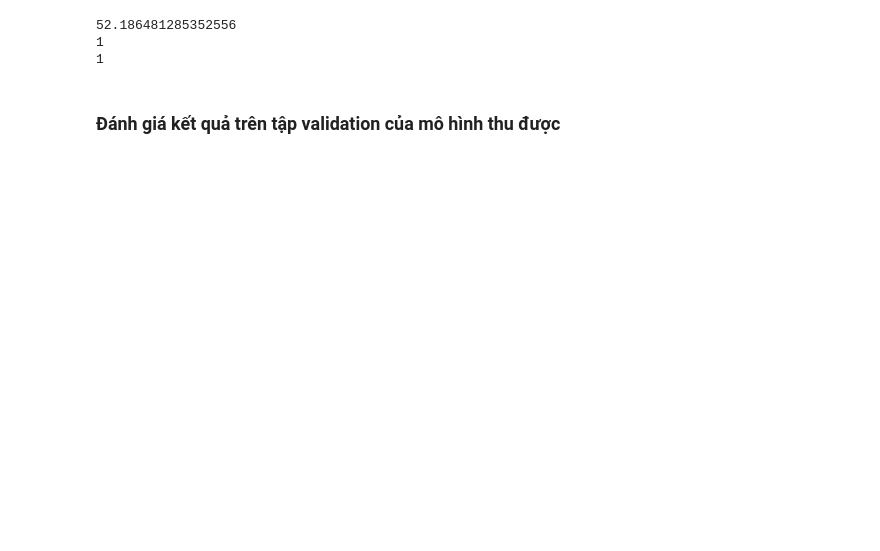
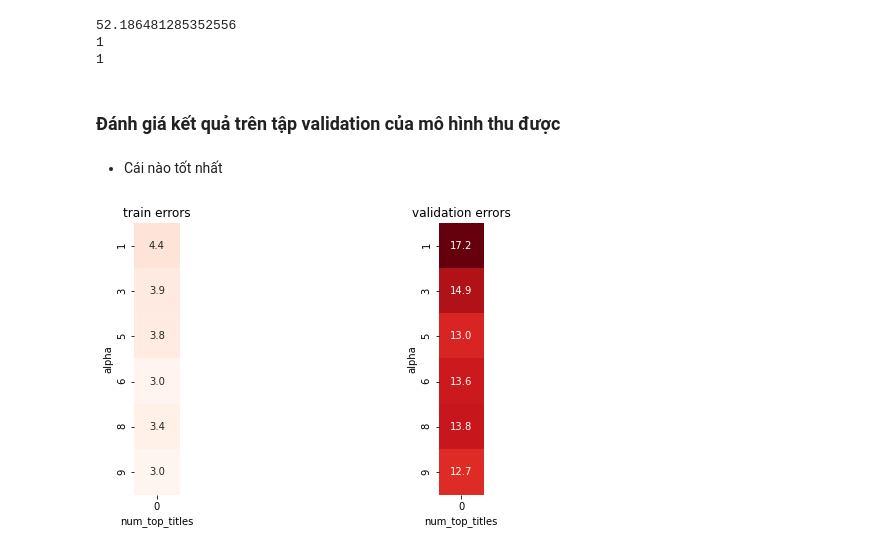
Before and after one commit to trucnguyen13/Simple_ML_project, a Jupyter notebook: MLP_TRUC.ipynb, the cells around one changed output. Saved outputs shown, nothing was run; the diff lists cells and outputs as text; code cells hidden in the pictures; blank space fills up the shorter version.

```diff
--- a/MLP_TRUC.ipynb
+++ b/MLP_TRUC.ipynb
@@ -385,8 +387,8 @@ full_pipeline2 = make_pipeline(col_adderdropper, col_transform, StandardScaler()
 
 # Thử nghiệm với các giá trị khác nhau của các siêu tham số
 # và chọn ra các giá trị tốt nhất
-train_errs = []
-val_errs = []
+train_errs2 = []
+val_errs2 = []
 alphas = [0.01, 0.1, 1, 10, 100]
 num_top_cpus_s = [1,3,5,6,8,9]
 best_val_err2 = float('inf'); best_alpha2 = None; best_num_top_cpus2 = None
@@ -395,11 +397,11 @@ for alpha in alphas:
         full_pipeline2.set_params(coladderdropper__num_top_cpus = num_top_cpus,coladderdropper__num_top_chipCPU = 5, tweedieregressor__alpha=alpha)
         full_pipeline2.fit(train_X_df, train_y_sr)
 
-        train_errs.append(100 - compute_rr(train_y_sr, full_pipeline2.predict(train_X_df), baseline_preds) * 100)
-        val_errs.append(100 - compute_rr(val_y_sr, full_pipeline2.predict(val_X_df), baseline_preds) * 100)
+        train_errs2.append(100 - compute_rr(train_y_sr, full_pipeline2.predict(train_X_df), baseline_preds) * 100)
+        val_errs2.append(100 - compute_rr(val_y_sr, full_pipeline2.predict(val_X_df), baseline_preds) * 100)
 
-        if val_errs[-1] < best_val_err2:
-            best_val_err2 = val_errs[-1]
+        if val_errs2[-1] < best_val_err2:
+            best_val_err2 = val_errs2[-1]
             best_alpha2 = alpha
             best_num_top_cpus2 = num_top_cpus
 
@@ -441,8 +443,8 @@ print(best_alpha2)
 RandomForest_Regressorneural_model = RandomForestRegressor()
 full_pipeline3 = make_pipeline(col_adderdropper, col_transform, StandardScaler(), RandomForest_Regressorneural_model)
 
-train_errs = []
-val_errs = []
+train_errs3 = []
+val_errs3 = []
 num_top_cpus_s = [1,3,5,6,8,9]
 best_val_err3 = float('inf');  best_num_top_cpus3 = None
 
@@ -450,11 +452,11 @@ for num_top_cpus in num_top_cpus_s:
     full_pipeline3.set_params(coladderdropper__num_top_cpus = num_top_cpus,coladderdropper__num_top_chipCPU = 3)
     full_pipeline3.fit(train_X_df, train_y_sr)
 
-    train_errs.append(100 - compute_rr(train_y_sr, full_pipeline3.predict(train_X_df), baseline_preds) * 100)
-    val_errs.append(100 - compute_rr(val_y_sr, full_pipeline3.predict(val_X_df), baseline_preds) * 100)
+    train_errs3.append(100 - compute_rr(train_y_sr, full_pipeline3.predict(train_X_df), baseline_preds) * 100)
+    val_errs3.append(100 - compute_rr(val_y_sr, full_pipeline3.predict(val_X_df), baseline_preds) * 100)
 
-    if val_errs[-1] < best_val_err3:
-        best_val_err3 = val_errs[-1]
+    if val_errs3[-1] < best_val_err3:
+        best_val_err3 = val_errs3[-1]
 
         best_num_top_cpus3 = num_top_cpus
 
@@ -552,3 +557,27 @@ print(best_alpha4)
 # %% [markdown]
 
 ### Đánh giá kết quả trên tập validation của mô hình thu được
+# %% [markdown]
+  - Cái nào tốt nhất
+# %%
+#Trực quan hoá dữ liệu
+train_errs_df = pd.DataFrame(data=np.array(train_errs3).reshape(len(num_top_cpus_s), -1),
+                             index=num_top_cpus_s)
+val_errs_df = pd.DataFrame(data=np.array(val_errs3).reshape(len(num_top_cpus_s), -1),
+                           index=num_top_cpus_s)
+min_err = min(min(train_errs3), min(val_errs3))
+max_err = max(max(train_errs3), max(val_errs3))
+plt.figure(figsize=(10, 5))
+
+
+
+plt.subplot(1, 2, 1)
+sns.heatmap(train_errs_df, vmin=min_err, vmax=max_err, square=True, annot=True,
+            cbar=False, fmt='.1f', cmap='Reds')
+plt.title('train errors'); plt.xlabel('num_top_titles'); plt.ylabel('alpha')
+plt.subplot(1, 2, 2)
+sns.heatmap(val_errs_df, vmin=min_err, vmax=max_err, square=True, annot=True,
+            cbar=False, fmt='.1f', cmap='Reds')
+plt.title('validation errors'); plt.xlabel('num_top_titles'); plt.ylabel('alpha');
+# %% [output]
+[figure, added]
```
Also changed, not shown: parts of 8 cells of this notebook.
